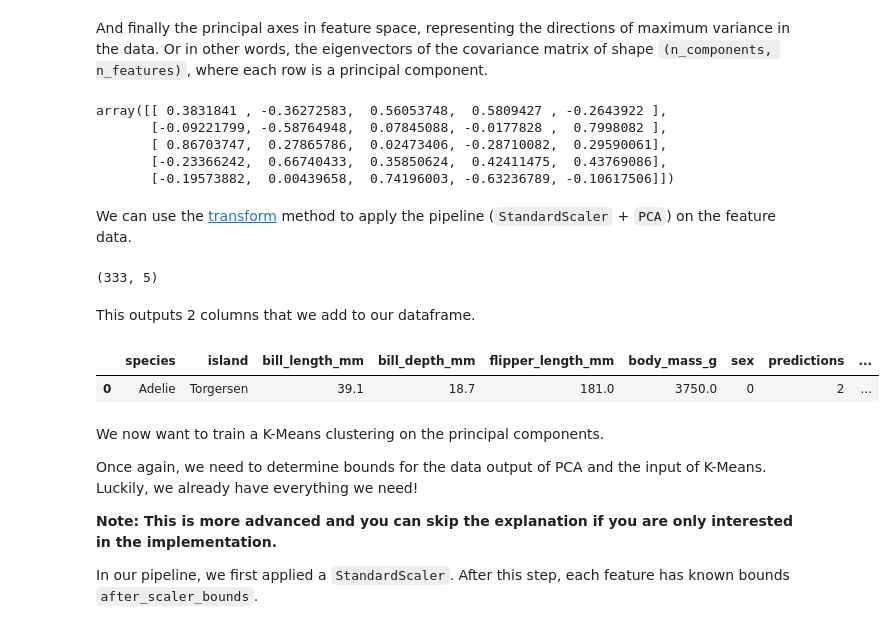
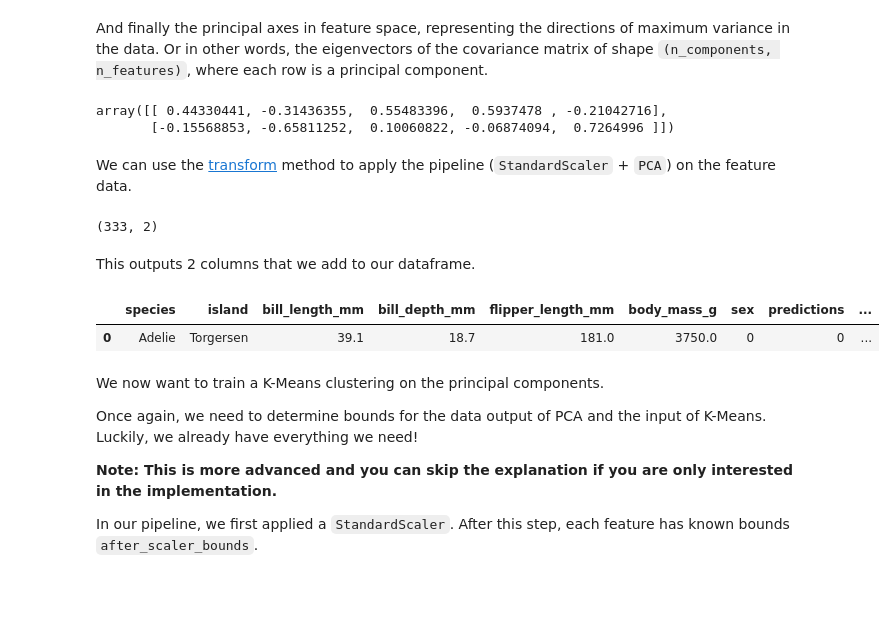
Before and after one commit to dscc-admin-ch/ESTP_DP_Course, a Jupyter notebook: DiffPrivLib.ipynb, the cells around one changed output. Saved outputs shown, nothing was run; the diff lists cells and outputs as text; code cells hidden in the pictures; blank space fills up the shorter version.

```diff
--- a/DiffPrivLib.ipynb
+++ b/DiffPrivLib.ipynb
@@ -712,7 +712,7 @@ We now try to do a dimensionality reduction to two components with a PCA before
 The PCA model requires `bounds` and `data_norm` parameters. Using the same logic as before, re-instantiate the appropriate parameters in a first pipeline with a `StandardScaler` followed by a `PCA` model.
 # %%
 # Number of target dimensions
-N_COMPONENTS = 5
+N_COMPONENTS = 2
 
 # Selecte all featurs as input
 feature_columns = ['bill_length_mm', 'bill_depth_mm', 'flipper_length_mm', 'body_mass_g', 'sex']
@@ -827,26 +827,23 @@ And finally the principal axes in feature space, representing the directions of
 pca_components = pca_model.components_
 pca_components
 # %% [output]
-array([[ 0.3831841 , -0.36272583,  0.56053748,  0.5809427 , -0.2643922 ],
-       [-0.09221799, -0.58764948,  0.07845088, -0.0177828 ,  0.7998082 ],
-       [ 0.86703747,  0.27865786,  0.02473406, -0.28710082,  0.29590061],
-       [-0.23366242,  0.66740433,  0.35850624,  0.42411475,  0.43769086],
-       [-0.19573882,  0.00439658,  0.74196003, -0.63236789, -0.10617506]])
+array([[ 0.44330441, -0.31436355,  0.55483396,  0.5937478 , -0.21042716],
+       [-0.15568853, -0.65811252,  0.10060822, -0.06874094,  0.7264996 ]])
 # %% [markdown]
 We can use the [transform](https://diffprivlib.readthedocs.io/en/latest/modules/models.html#diffprivlib.models.PCA.transform) method to apply the pipeline (`StandardScaler` + `PCA`) on the feature data.
 # %%
 pca_feature_data = pca_pipeline.transform(feature_data_pca)
 pca_feature_data.shape
 # %% [output]
-(333, 5)
+(333, 2)
 # %% [markdown]
 This outputs 2 columns that we add to our dataframe.
 # %%
-df[["component_1", "component_2",  "component_3",  "component_4",  "component_5"]] = pd.DataFrame(pca_feature_data, index=df.index)
+df[["component_1", "component_2"]] = pd.DataFrame(pca_feature_data, index=df.index)
 df.head(1)
 # %% [output]
 |  | species | island | bill_length_mm | bill_depth_mm | flipper_length_mm | body_mass_g | sex | predictions | ... |
-| 0 | Adelie | Torgersen | 39.1 | 18.7 | 181.0 | 3750.0 | 0 | 2 | ... |
+| 0 | Adelie | Torgersen | 39.1 | 18.7 | 181.0 | 3750.0 | 0 | 0 | ... |
 # %% [markdown]
 We now want to train a K-Means clustering on the principal components.
 
```
Also changed, not shown: parts of 24 cells of this notebook.
